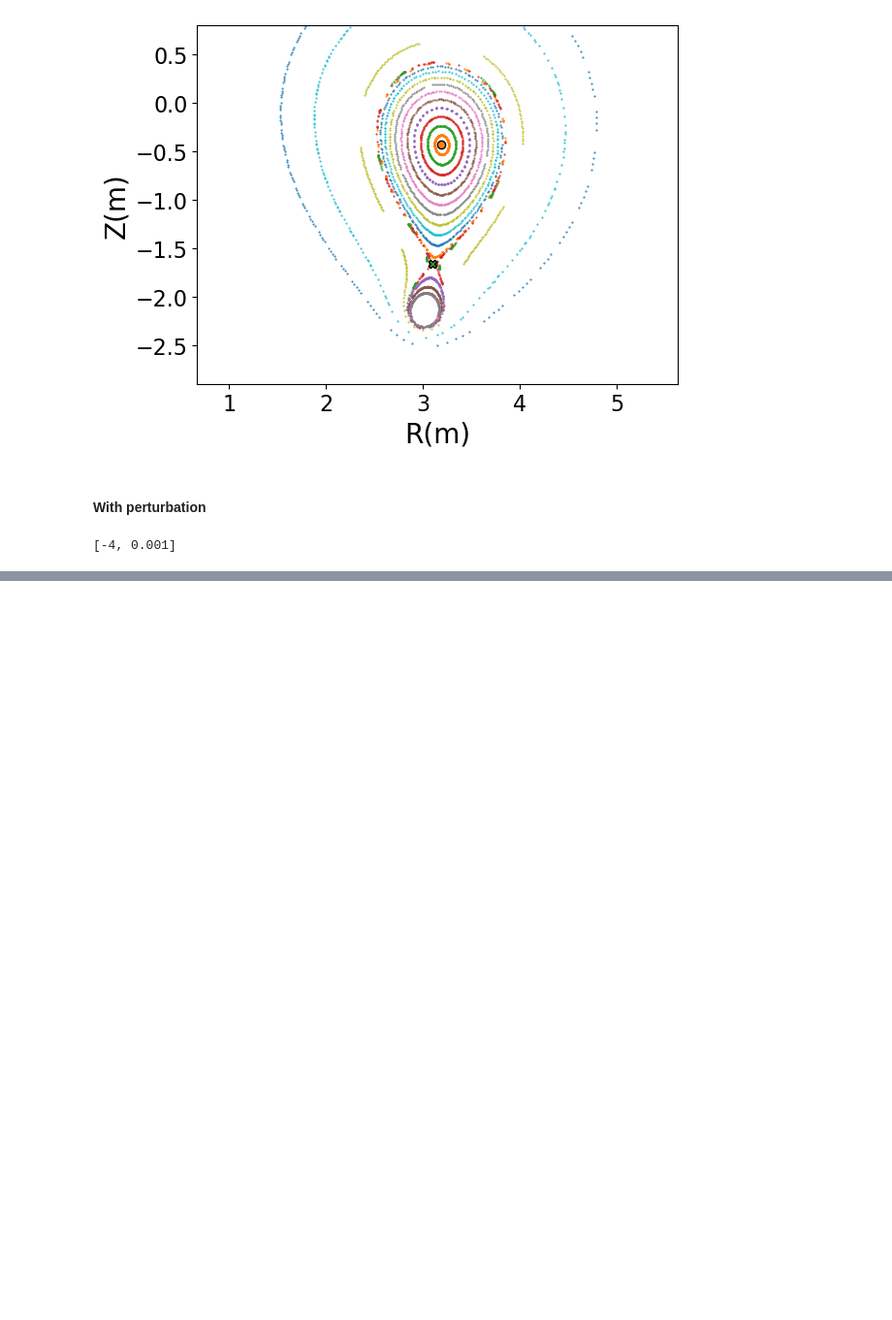
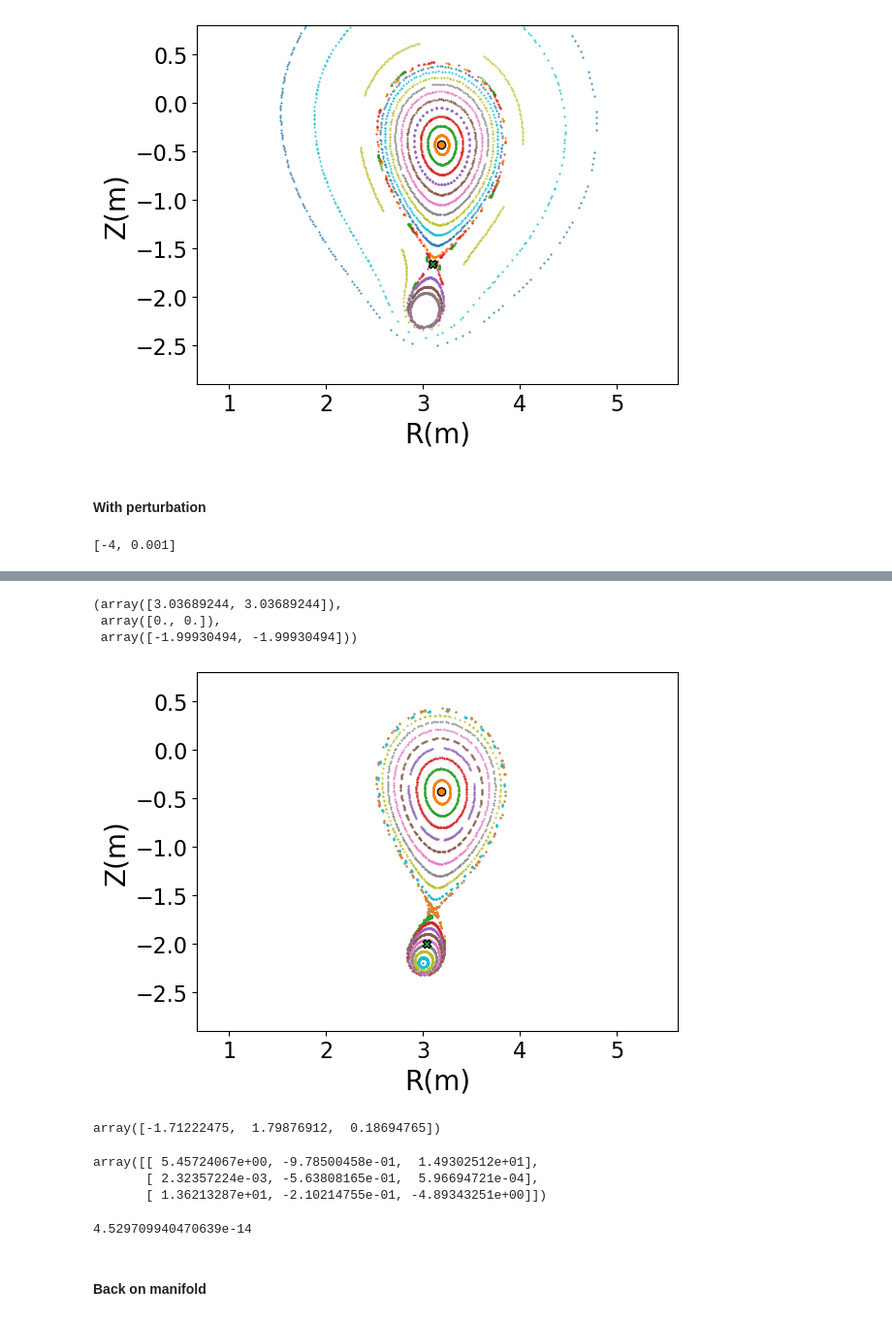
Before and after one commit to Akitzu/masterthesis, a Jupyter notebook: code/notebooks/toybox_tokamak.ipynb, the cells around one changed output, grey strips where cells are left out. Shown at 97% size. Saved outputs shown, nothing was run; the diff lists cells and outputs as text; code cells hidden in the pictures; blank space fills up the shorter version.

```diff
--- a/code/notebooks/toybox_tokamak.ipynb
+++ b/code/notebooks/toybox_tokamak.ipynb
@@ -188,0 +207,27 @@ fp_perturbed.compute(guess=[3.10, -1.66], pp=0, qq=1, sbegin=0.1, send=6, tol =
+# %%
+fp_perturbed.x, fp_perturbed.y, fp_perturbed.z
+# %% [output]
+(array([3.03689244, 3.03689244]),
+ array([0., 0.]),
+ array([-1.99930494, -1.99930494]))
+# %%
+ax_perturbed.scatter(fp_perturbed.x[0], fp_perturbed.z[0], marker="X", edgecolors="black", linewidths=1)
+fig_perturbed
+# %% [output]
+[figure, added]
+# %%
+ps.B([fp_perturbed.x[0], 0, fp_perturbed.z[0]])
+# %% [output]
+array([-1.71222475,  1.79876912,  0.18694765])
+# %%
+ps.dBdX([fp_perturbed.x[0], 0., fp_perturbed.z[0]])
+# %% [output]
+array([[ 5.45724067e+00, -9.78500458e-01,  1.49302512e+01],
+       [ 2.32357224e-03, -5.63808165e-01,  5.96694721e-04],
+       [ 1.36213287e+01, -2.10214755e-01, -4.89343251e+00]])
+# %%
+np.trace(ps.dBdX([fp_perturbed.x[0], 0., fp_perturbed.z[0]]))
+# %% [output]
+4.529709940470639e-14
+# %% [markdown]
+#### Back on manifold
```
Also changed, not shown: parts of 6 cells of this notebook.
